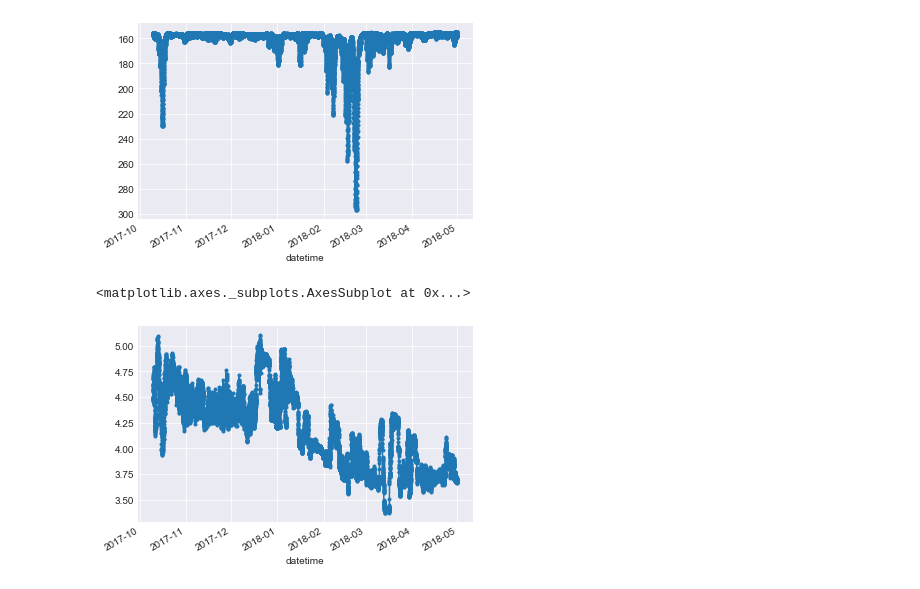
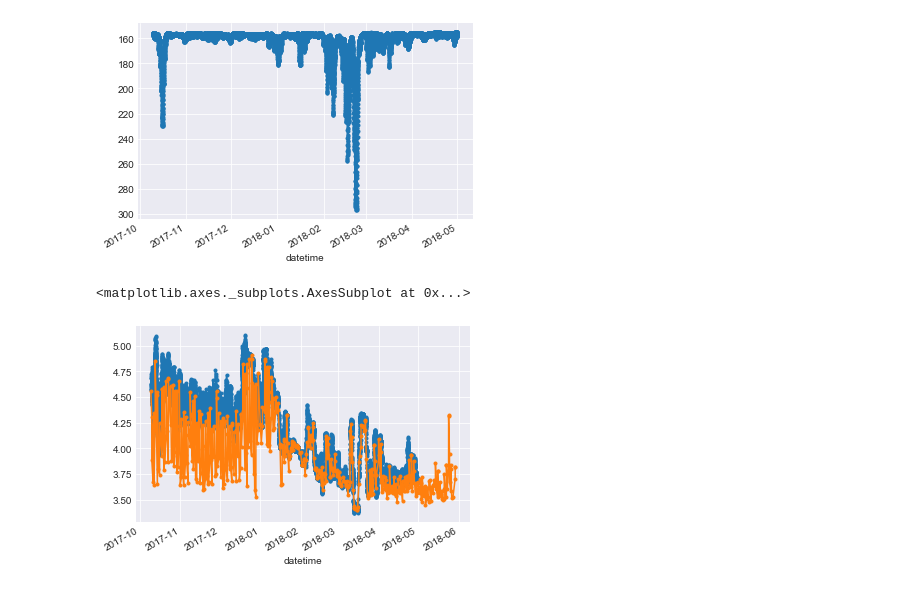
Before and after one commit to nlbeaird/OOI, a Jupyter notebook: OOI_play.ipynb, the cells around one changed output. Drawn from its saved outputs; the diff is of its cells as text; code cells hidden in the pictures.

Commit message:
compare top of profiler with 150m ctd

```diff
--- a/OOI_play.ipynb
+++ b/OOI_play.ipynb
@@ -303,6 +303,7 @@ upper_ctd['pressure'].plot(kind='line', marker='.').invert_yaxis()
 [figure]
 # %%
 upper_ctd['temperature'].plot(kind='line', marker='.')
+profiler.temperature[profiler.pressure<475].plot(kind='line', marker='.')
 # %% [output]
 <matplotlib.axes._subplots.AxesSubplot at 0x...>
-[figure, old version]
+[figure, new version]
```
